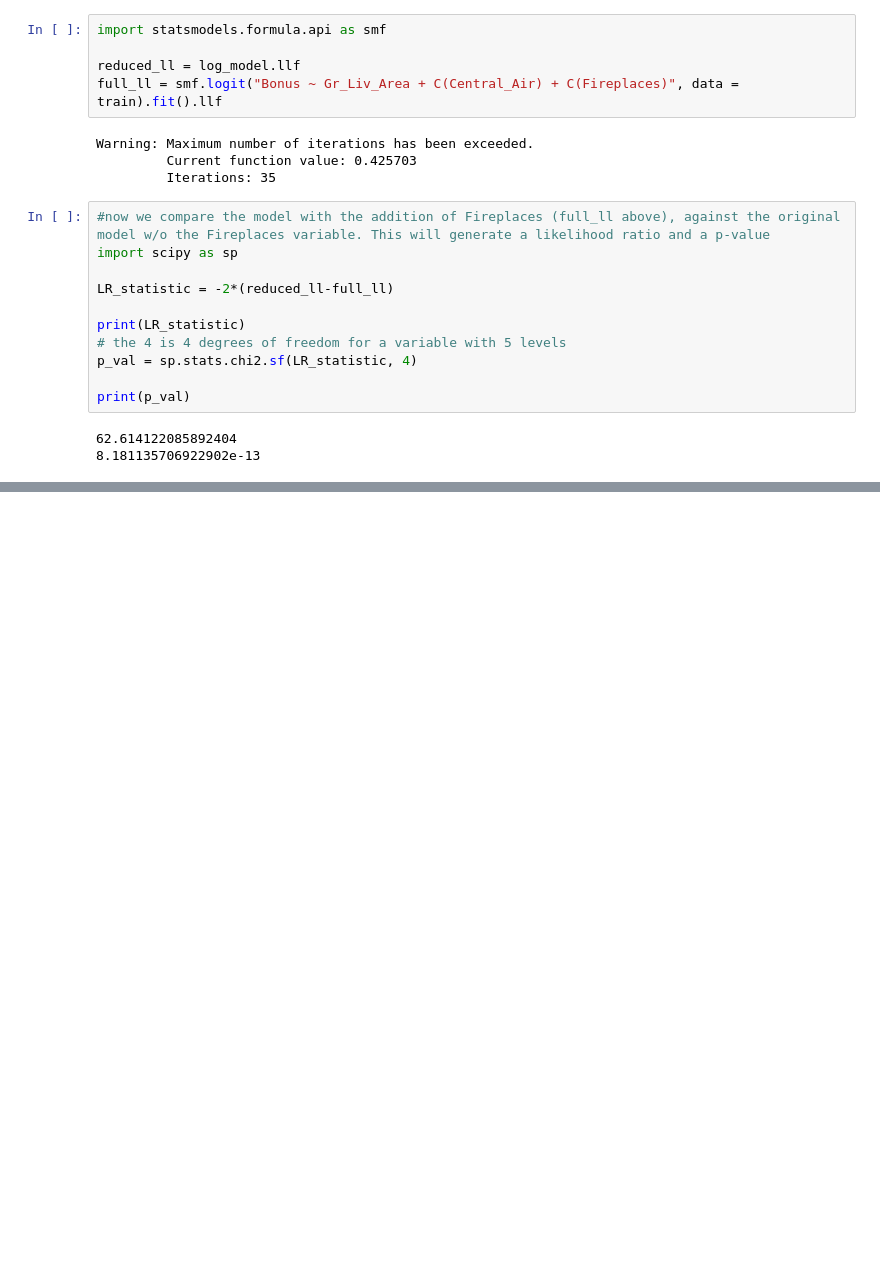
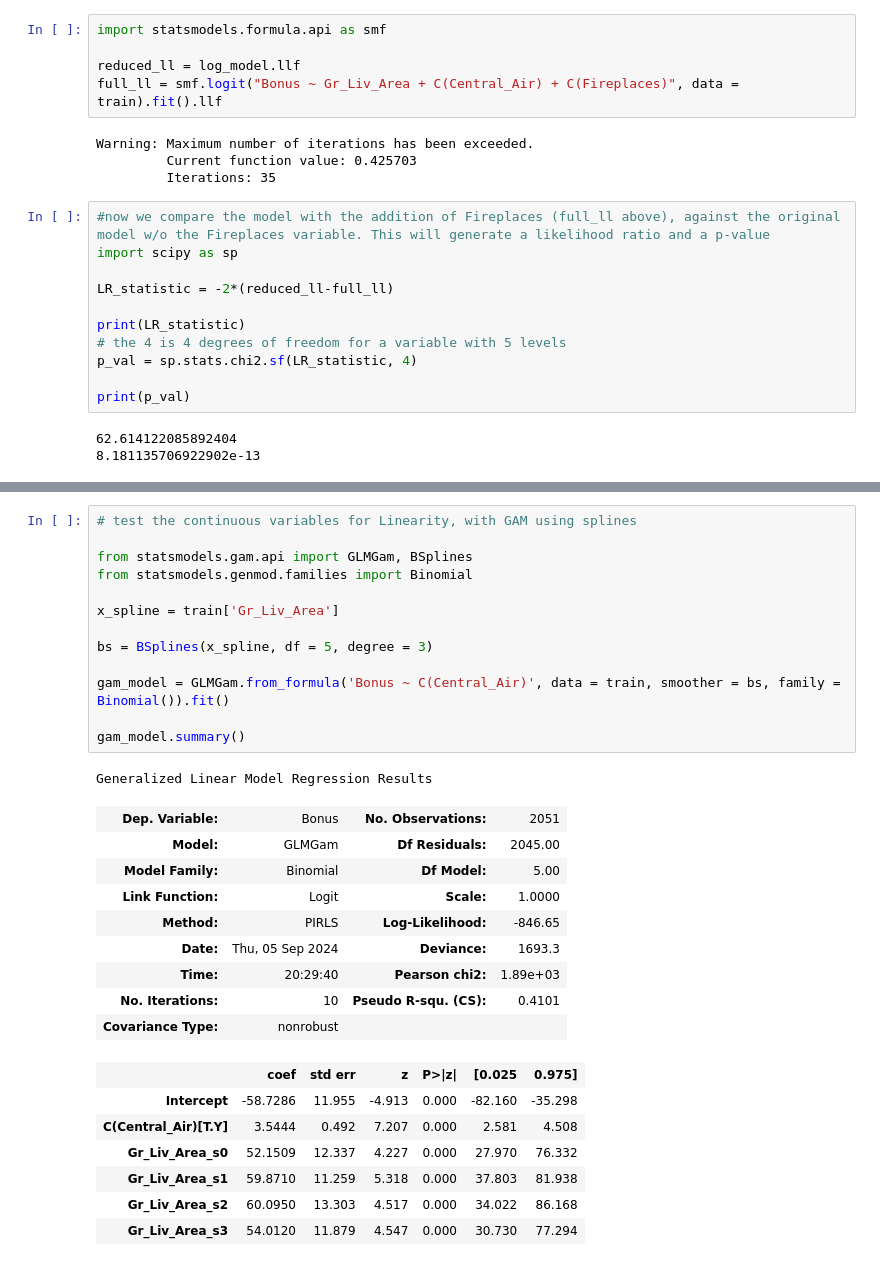
Before and after one commit to fred-lindsey/msa_ml_repo, a Jupyter notebook: deep_log_reg.ipynb, the cells around one changed output, grey strips where cells are left out. Saved outputs shown, nothing was run; the diff lists cells and outputs as text; blank space fills up the shorter version.

```diff
--- a/deep_log_reg.ipynb
+++ b/deep_log_reg.ipynb
@@ -217,0 +240,31 @@ print(p_val)
+# %%
+# test the continuous variables for Linearity, with GAM using splines
+
+from statsmodels.gam.api import GLMGam, BSplines
+from statsmodels.genmod.families import Binomial
+
+x_spline = train['Gr_Liv_Area']
+
+bs = BSplines(x_spline, df = 5, degree = 3)
+
+gam_model = GLMGam.from_formula('Bonus ~ C(Central_Air)', data = train, smoother = bs, family = Binomial()).fit()
+
+gam_model.summary()
+# %% [output]
+Generalized Linear Model Regression Results
+| Dep. Variable: | Bonus | No. Observations: | 2051 |
+| Model: | GLMGam | Df Residuals: | 2045.00 |
+| Model Family: | Binomial | Df Model: | 5.00 |
+| Link Function: | Logit | Scale: | 1.0000 |
+| Method: | PIRLS | Log-Likelihood: | -846.65 |
+| Date: | Thu, 05 Sep 2024 | Deviance: | 1693.3 |
+| Time: | 20:29:40 | Pearson chi2: | 1.89e+03 |
+| No. Iterations: | 10 | Pseudo R-squ. (CS): | 0.4101 |
+| Covariance Type: | nonrobust |  |  |
+|  | coef | std err | z | P>|z| | [0.025 | 0.975] |
+| Intercept | -58.7286 | 11.955 | -4.913 | 0.000 | -82.160 | -35.298 |
+| C(Central_Air)[T.Y] | 3.5444 | 0.492 | 7.207 | 0.000 | 2.581 | 4.508 |
+| Gr_Liv_Area_s0 | 52.1509 | 12.337 | 4.227 | 0.000 | 27.970 | 76.332 |
+| Gr_Liv_Area_s1 | 59.8710 | 11.259 | 5.318 | 0.000 | 37.803 | 81.938 |
+| Gr_Liv_Area_s2 | 60.0950 | 13.303 | 4.517 | 0.000 | 34.022 | 86.168 |
+| Gr_Liv_Area_s3 | 54.0120 | 11.879 | 4.547 | 0.000 | 30.730 | 77.294 |
```
Also changed, not shown: parts of 16 cells of this notebook, 5 other files.
